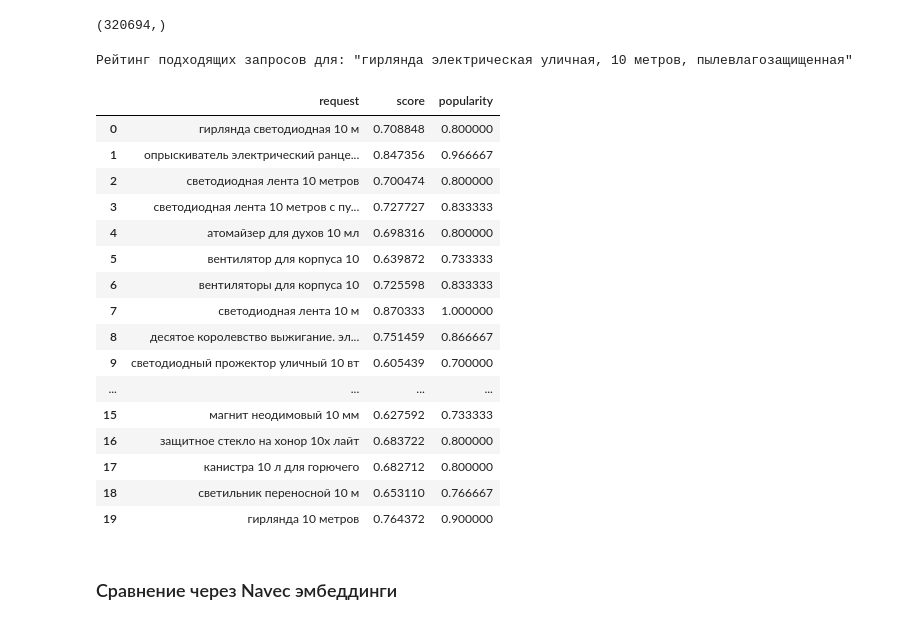
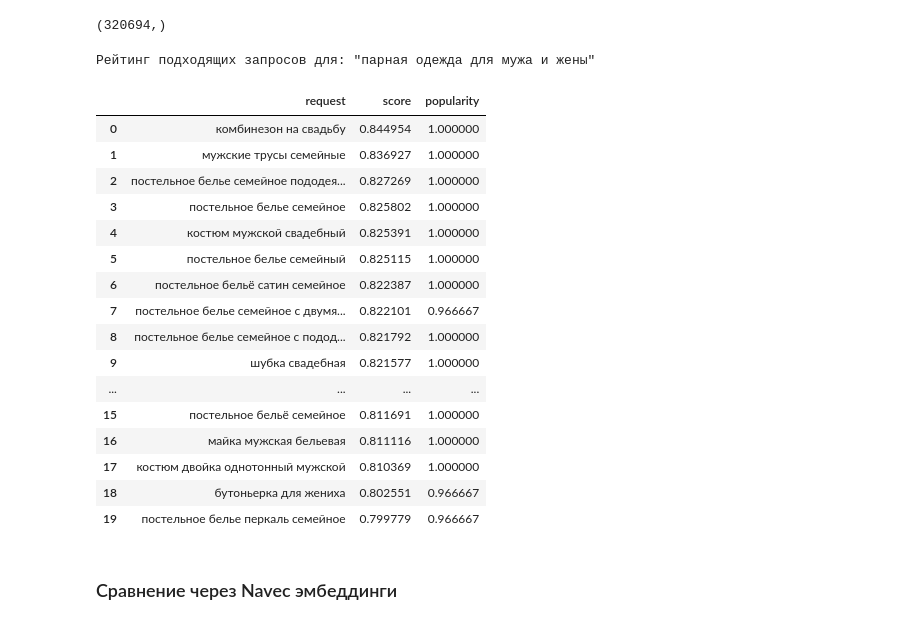
Before and after one commit to 80-20-MP/80-20-MP, a Jupyter notebook: notebooks/demonstration.ipynb, the cells around one changed output. Cells and saved outputs as stored; diff of their text form; code cells hidden in the pictures.

```diff
--- a/notebooks/demonstration.ipynb
+++ b/notebooks/demonstration.ipynb
@@ -103,34 +105,35 @@ test.to_plain_string()
 # %%
-distances_xlmr = cosine_similarity(test.embedding[np.newaxis, :], embeddings_xlmr)[0]
+distances_xlmr = cosine_similarity(test.embedding.detach().cpu().numpy()[np.newaxis, :], embeddings_xlmr)[0]
 distances_xlmr_w = distances_xlmr * popularities
 distances_xlmr_w.shape
 # %% [output]
 (320694,)
 # %%
-ratings = np.argsort(-distances_xlmr).tolist()[:TOP_COUNT]
+ratings = np.argsort(-distances_xlmr_w).tolist()
 # %%
 print(f'Рейтинг подходящих запросов для: "{test.to_plain_string()}"')
-pd.DataFrame({'request': list(map(documents.__getitem__, ratings)),
+results = pd.DataFrame({'request': list(map(documents.__getitem__, ratings)),
               'score': distances_xlmr_w[ratings], 'popularity': popularities[ratings]})
+results[results['score'] < 0.95].reset_index(drop=True).iloc[:TOP_COUNT]
 # %% [output]
-Рейтинг подходящих запросов для: "гирлянда электрическая уличная, 10 метров, пылевлагозащищенная"
+Рейтинг подходящих запросов для: "парная одежда для мужа и жены"
 |  | request | score | popularity |
-| 0 | гирлянда светодиодная 10 м | 0.708848 | 0.800000 |
-| 1 | опрыскиватель электрический ранце... | 0.847356 | 0.966667 |
-| 2 | светодиодная лента 10 метров | 0.700474 | 0.800000 |
-| 3 | светодиодная лента 10 метров с пу... | 0.727727 | 0.833333 |
-| 4 | атомайзер для духов 10 мл | 0.698316 | 0.800000 |
-| 5 | вентилятор для корпуса 10 | 0.639872 | 0.733333 |
-| 6 | вентиляторы для корпуса 10 | 0.725598 | 0.833333 |
-| 7 | светодиодная лента 10 м | 0.870333 | 1.000000 |
-| 8 | десятое королевство выжигание. эл... | 0.751459 | 0.866667 |
-| 9 | светодиодный прожектор уличный 10 вт | 0.605439 | 0.700000 |
+| 0 | комбинезон на свадьбу | 0.844954 | 1.000000 |
+| 1 | мужские трусы семейные | 0.836927 | 1.000000 |
+| 2 | постельное белье семейное пододея... | 0.827269 | 1.000000 |
+| 3 | постельное белье семейное | 0.825802 | 1.000000 |
+| 4 | костюм мужской свадебный | 0.825391 | 1.000000 |
+| 5 | постельное белье семейный | 0.825115 | 1.000000 |
+| 6 | постельное бельё сатин семейное | 0.822387 | 1.000000 |
+| 7 | постельное белье семейное с двумя... | 0.822101 | 0.966667 |
+| 8 | постельное белье семейное с подод... | 0.821792 | 1.000000 |
+| 9 | шубка свадебная | 0.821577 | 1.000000 |
 | ... | ... | ... | ... |
-| 15 | магнит неодимовый 10 мм | 0.627592 | 0.733333 |
-| 16 | защитное стекло на хонор 10х лайт | 0.683722 | 0.800000 |
-| 17 | канистра 10 л для горючего | 0.682712 | 0.800000 |
-| 18 | светильник переносной 10 м | 0.653110 | 0.766667 |
-| 19 | гирлянда 10 метров | 0.764372 | 0.900000 |
+| 15 | постельное бельё семейное | 0.811691 | 1.000000 |
+| 16 | майка мужская бельевая | 0.811116 | 1.000000 |
+| 17 | костюм двойка однотонный мужской | 0.810369 | 1.000000 |
+| 18 | бутоньерка для жениха | 0.802551 | 0.966667 |
+| 19 | постельное белье перкаль семейное | 0.799779 | 0.966667 |
 # %%
 %%markdown
 ### Сравнение через Navec эмбеддинги
```
Also changed, not shown: parts of 13 cells of this notebook.
